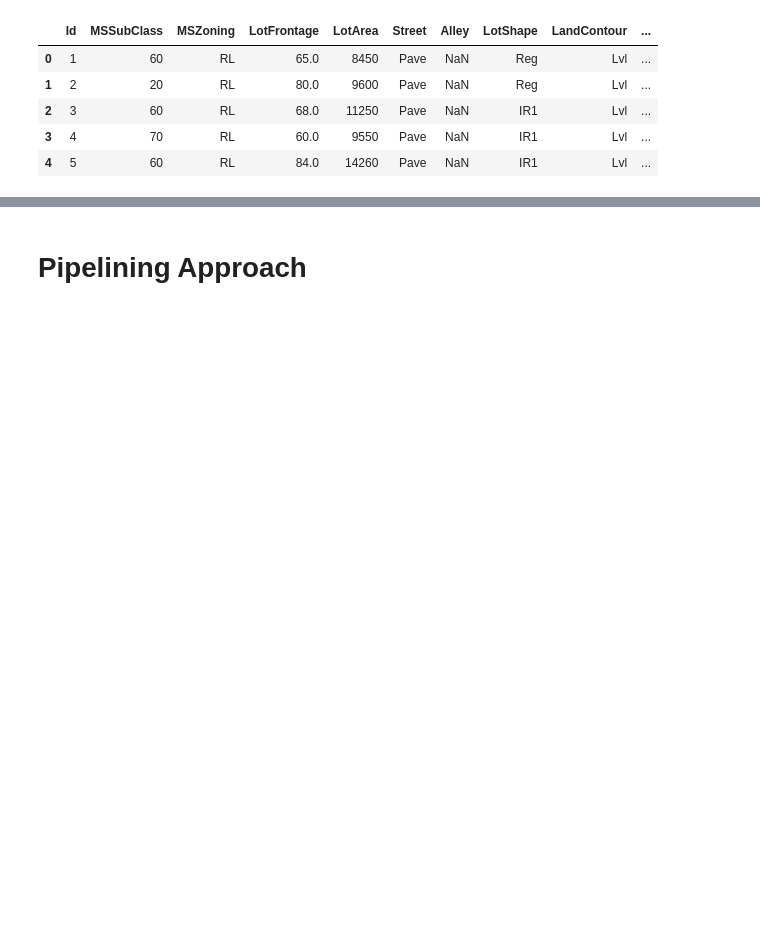
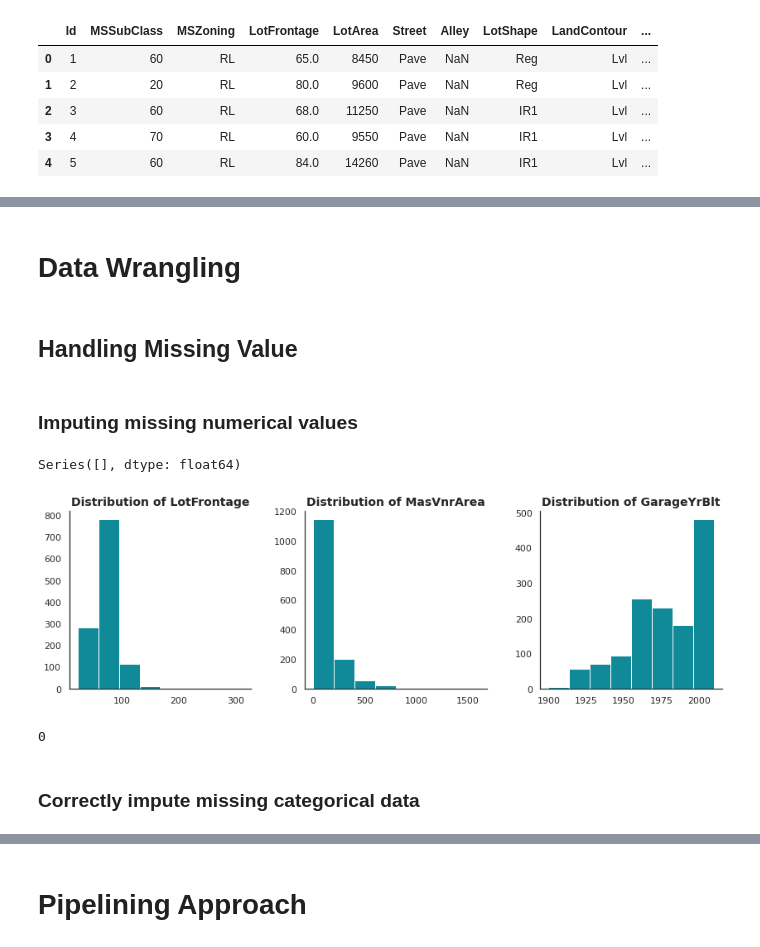
Before and after one commit to yasinfahmy/Real-Estate-Price, a Jupyter notebook: Data_Exploration.ipynb, the cells around one changed output, grey strips where cells are left out. Drawn from its saved outputs; the diff is of its cells as text; code cells hidden in the pictures; blank space fills up the shorter version.

```diff
--- a/Data_Exploration.ipynb
+++ b/Data_Exploration.ipynb
@@ -52,0 +50,4 @@ test = pd.read_csv('https://raw.githubusercontent.com/Elnisa/nisa/main/test.csv'
+# %%
+# Splitting features into numerical and categorical
+num_features = list(X.select_dtypes(exclude='object'))
+cat_features = list(X.select_dtypes(include='object'))
@@ -68,0 +103,38 @@ dtype: int64
+# %% [markdown]
+# Data Wrangling
+# %% [markdown]
+## Handling Missing Value
+# %% [markdown]
+### Imputing missing numerical values
+# %%
+#Checking for missing numerical values
+missing_count_num = X[num_features].isna().sum()/len(X)*100
+missing_count_num = missing_count_num[missing_count_num > 0]
+missing_count_num.sort_values()
+# %% [output]
+Series([], dtype: float64)
+# %%
+fig = plt.figure(figsize = (12, 4)) # determine the size of the figure for three sub plots
+
+for idx,col in enumerate(missing_count_num.index):
+  sns.set_style("white") # override the default matplotlib style, to avoid the grey background and grid
+  plt.subplot(1,3,1+idx);
+  plt.hist(X[col], # the variable on which to create the histogram
+          bins = 8, # create a histogram with 8 bins
+          color = "#108A99")
+  plt.title("Distribution of "+col, fontsize = 14, weight = "bold")
+  sns.despine() # removes the top and right border of our graph
+
+fig.tight_layout(pad=1.5)
+plt.show();
+# %% [output]
+[figure, added]
+# %%
+X['LotFrontage'] = X['LotFrontage'].fillna(abs(X['LotFrontage'].mean()))
+X['MasVnrArea'] = X['MasVnrArea'].fillna(abs(X['MasVnrArea'].mean()))
+X['GarageYrBlt'] = X['GarageYrBlt'].fillna(X['GarageYrBlt'].mode()[0])
+X[num_features].isna().sum().sum()
+# %% [output]
+0
+# %% [markdown]
+### Correctly impute missing categorical data
```
Also changed, not shown: parts of 28 cells of this notebook.
